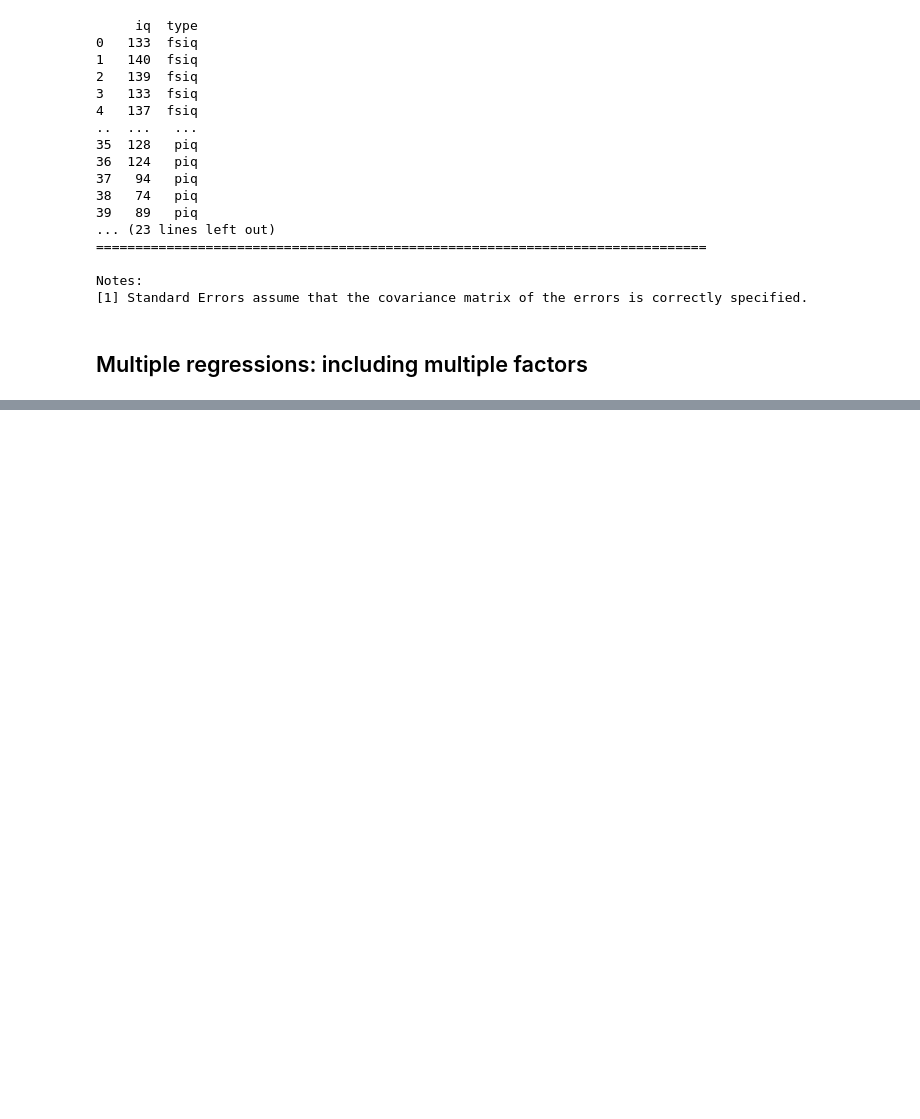
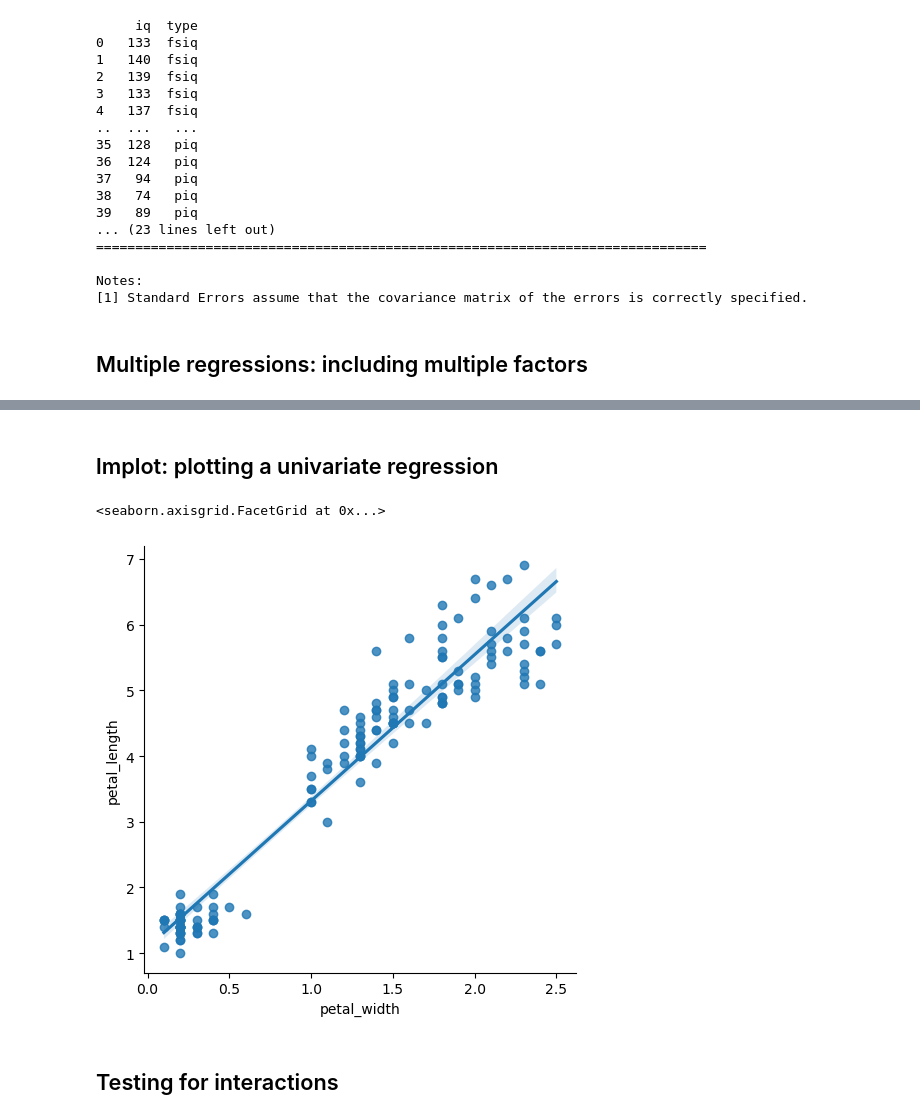
Before and after one commit to abyappan/pystats, a Jupyter notebook: pystats.ipynb, the cells around one changed output, grey strips where cells are left out. Saved outputs shown, nothing was run; the diff lists cells and outputs as text; code cells hidden in the pictures; blank space fills up the shorter version.

```diff
--- a/pystats.ipynb
+++ b/pystats.ipynb
@@ -253,0 +315,9 @@ Notes:
+# %% [markdown]
+## lmplot: plotting a univariate regression
+# %%
+seaborn.lmplot(y='petal_length', x='petal_width', data=data)
+# %% [output]
+<seaborn.axisgrid.FacetGrid at 0x...>
+[figure, added]
+# %% [markdown]
+## Testing for interactions
```
Also changed, not shown: parts of 8 cells of this notebook, 1 other file.
